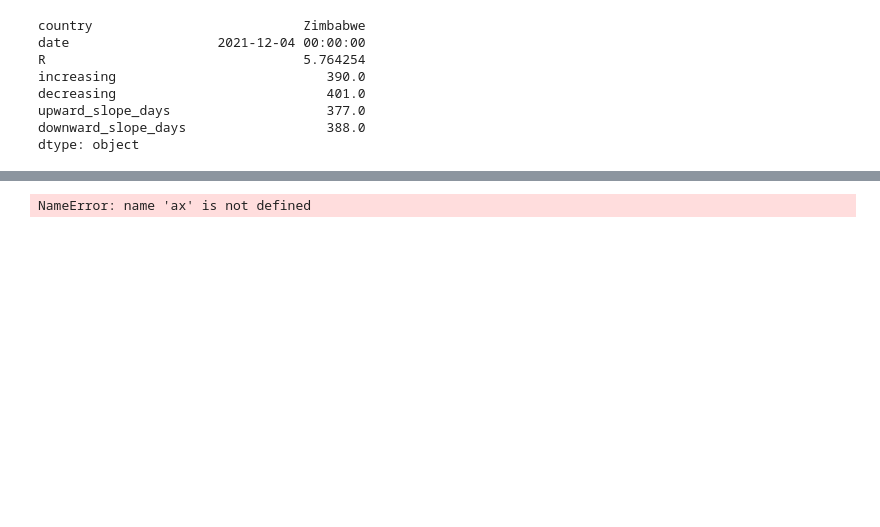
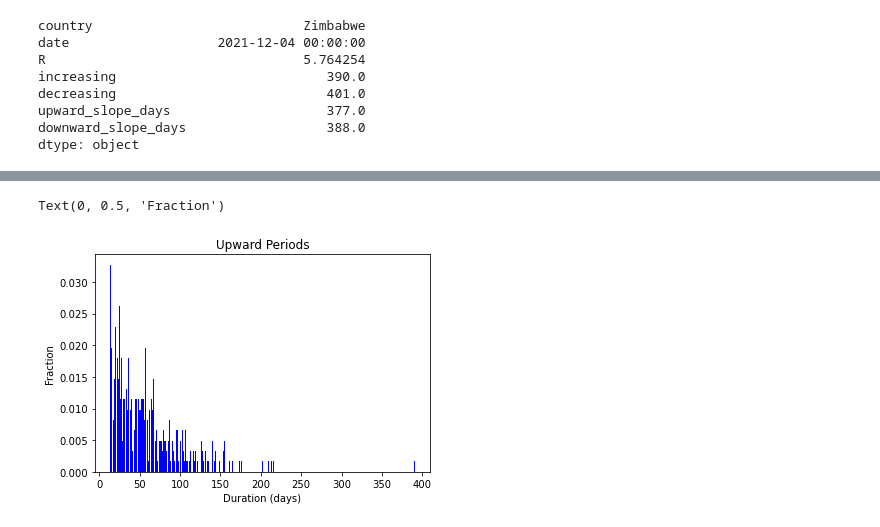
Before and after one commit to bendiknordeng/Epidemiologic-Strategies, a Jupyter notebook: waves_estimation.ipynb, the cells around one changed output, grey strips where cells are left out. Cells and saved outputs as stored; diff of their text form; code cells hidden in the pictures; blank space fills up the shorter version.

```diff
--- a/waves_estimation.ipynb
+++ b/waves_estimation.ipynb
@@ -128,8 +144,8 @@ TypeError: decimals must be an integer, a dict-like or a Series
 # %%
-plt.bar(count_up_df['duration'], count_up_df['frequency'], color='b')
-ax.set_major_formatter(FormatStrFormatter('%.2f'))
+plt.bar(count_up_df['duration'], count_up_df['fraction'], color='b')
 plt.title('Upward Periods')
 plt.xlabel('Duration (days)')
 plt.ylabel('Fraction')
 # %% [output]
-NameError: name 'ax' is not defined
+Text(0, 0.5, 'Fraction')
+[figure, added]
```
Also changed, not shown: parts of 8 cells of this notebook.
